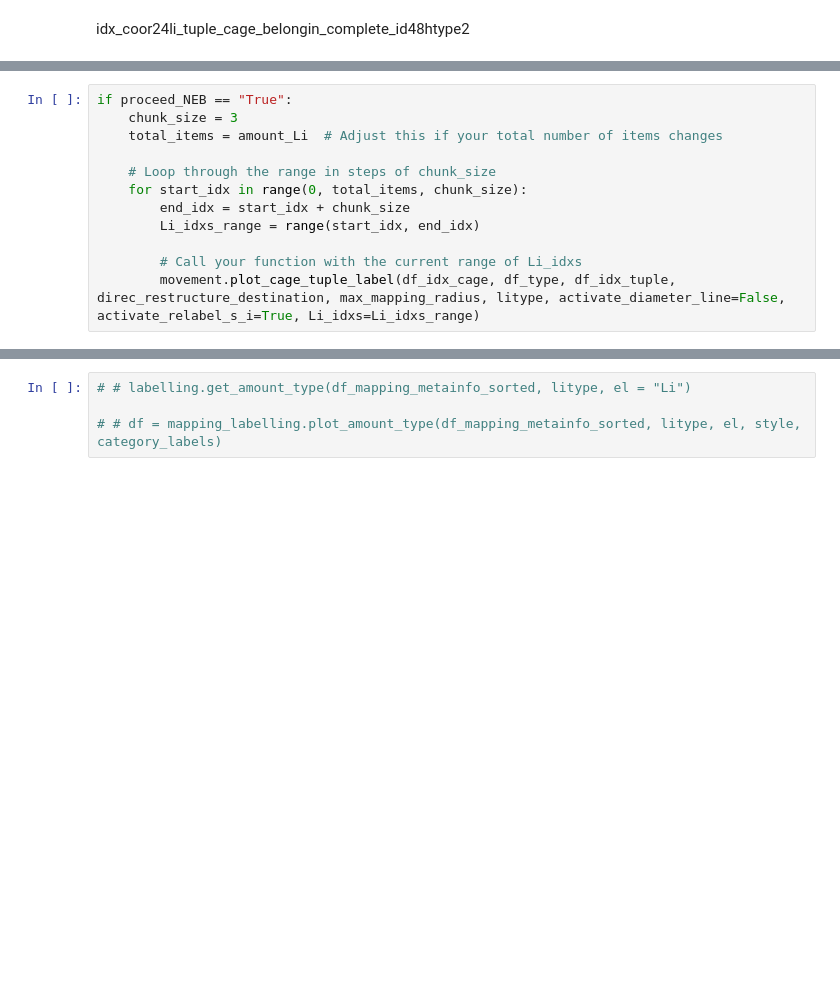
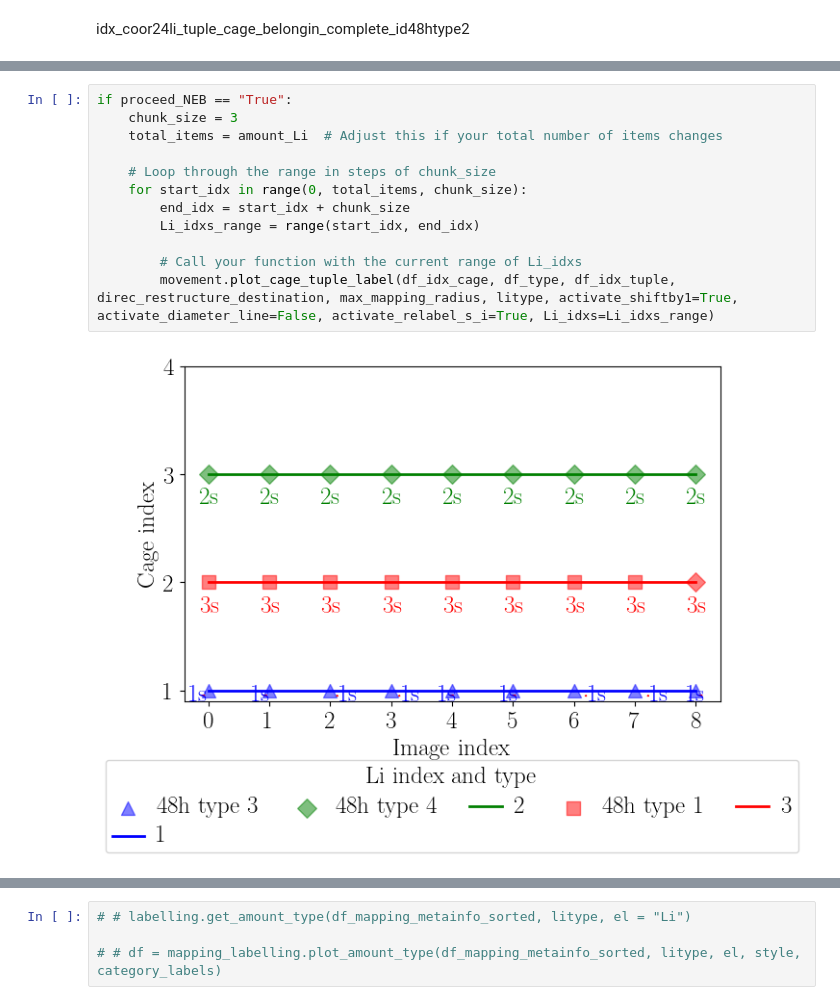
Before and after one commit to a-firdaus/LitMove, a Jupyter notebook: 03_orientation_and_mapping_packages.ipynb, the cells around one changed output, grey strips where cells are left out. Cells and saved outputs as stored; diff of their text form; blank space fills up the shorter version.

```diff
--- a/03_orientation_and_mapping_packages.ipynb
+++ b/03_orientation_and_mapping_packages.ipynb
@@ -480,12 +555,14 @@ xxxx - xx
 # %%
 if proceed_NEB == "True":
     chunk_size = 3
     total_items = amount_Li  # Adjust this if your total number of items changes
 
     # Loop through the range in steps of chunk_size
     for start_idx in range(0, total_items, chunk_size):
         end_idx = start_idx + chunk_size
         Li_idxs_range = range(start_idx, end_idx)
 
         # Call your function with the current range of Li_idxs
-        movement.plot_cage_tuple_label(df_idx_cage, df_type, df_idx_tuple, direc_restructure_destination, max_mapping_radius, litype, activate_diameter_line=False, activate_relabel_s_i=True, Li_idxs=Li_idxs_range)
+        movement.plot_cage_tuple_label(df_idx_cage, df_type, df_idx_tuple, direc_restructure_destination, max_mapping_radius, litype, activate_shiftby1=True, activate_diameter_line=False, activate_relabel_s_i=True, Li_idxs=Li_idxs_range)
+# %% [output]
+[figure, added]
```
Also changed, not shown: parts of 23 cells of this notebook, 5 other files.
